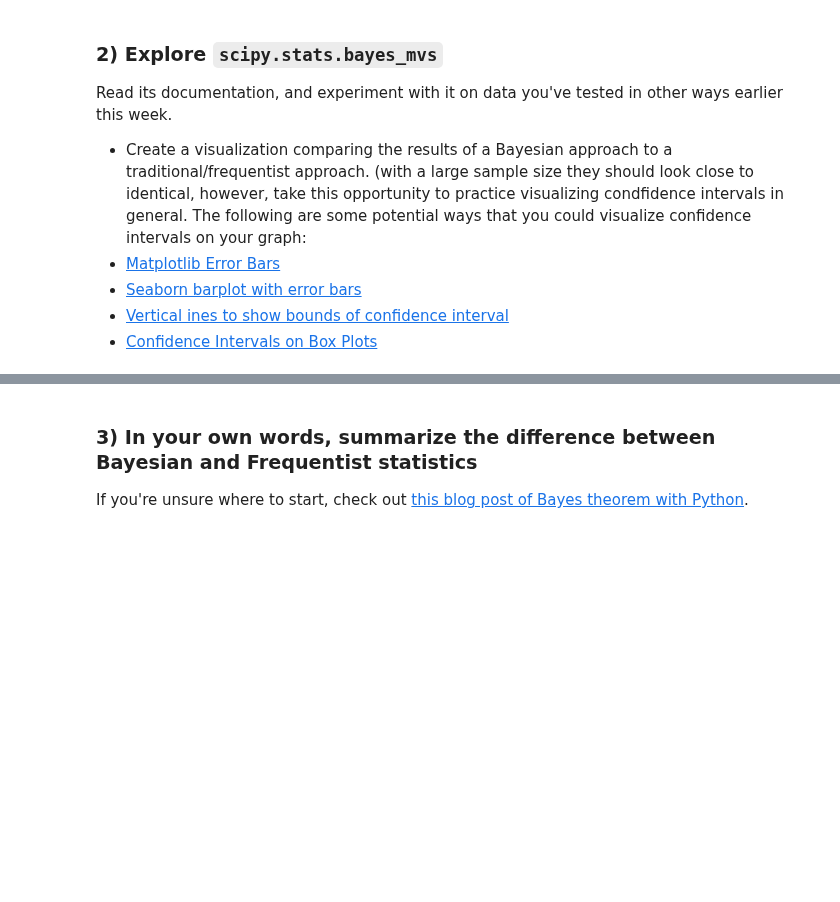
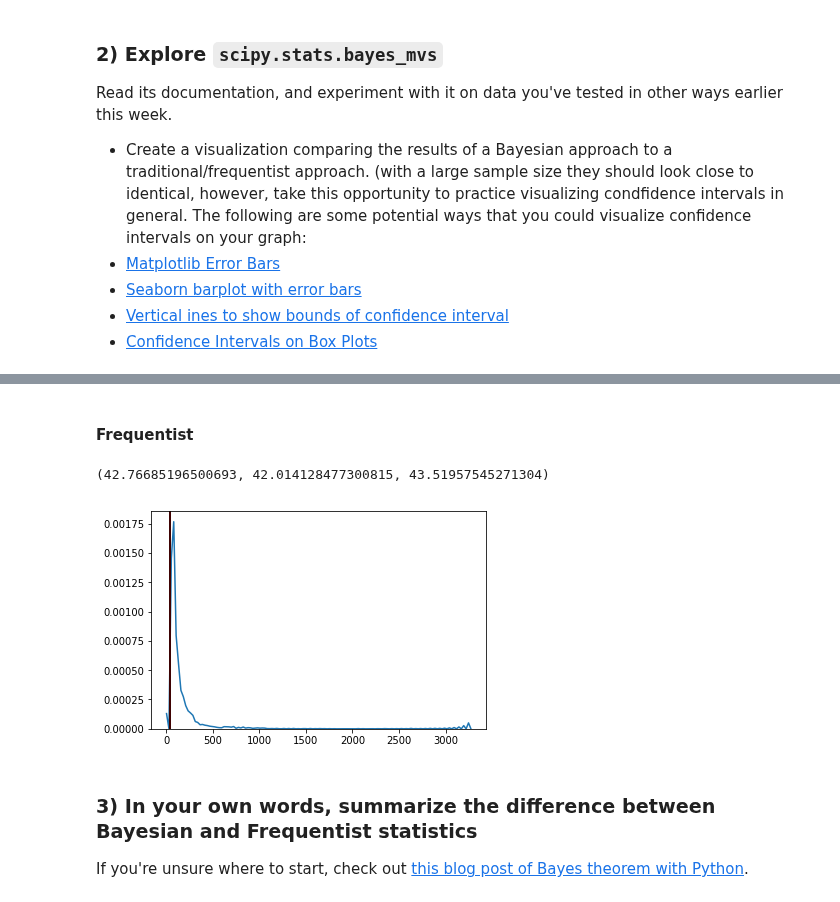
Before and after one commit to bloominstituteoftechnology/DS-Unit-1-Sprint-2-Statistics, a Jupyter notebook: module3/DS9_W2D3_Introduction_to_Bayesian_Inference_Assignment.ipynb, the cells around one changed output, grey strips where cells are left out. Cells and saved outputs as stored; diff of their text form; code cells hidden in the pictures; blank space fills up the shorter version.

```diff
--- a/module3/DS9_W2D3_Introduction_to_Bayesian_Inference_Assignment.ipynb
+++ b/module3/DS9_W2D3_Introduction_to_Bayesian_Inference_Assignment.ipynb
@@ -43,3 +184,30 @@ Read its documentation, and experiment with it on data you've tested in other wa
+# %% [markdown]
+#### Frequentist
+# %%
+def confidence_interval(data, confidence=.95):
+    mean = sum(data)/len(data)
+    array = np.array(data)
+    stderr = stats.sem(array)
+    interval = stderr * stats.t.ppf((1 + confidence) / 2.0, len(array)-1)
+
+    return (mean , mean-interval, mean+interval)
+# %%
+frequentist_ci = confidence_interval(california_df['Deaths'])
+frequentist_ci
+# %% [output]
+(42.76685196500693, 42.014128477300815, 43.51957545271304)
+# %%
+array = california_df['Deaths'].to_numpy()
+CI = frequentist_ci
+
+sns.kdeplot(array)
+plt.axvline(x = CI[1], color = 'red')
+plt.axvline(x = CI[2], color = 'red')
+plt.axvline(x = CI[0], color = 'k')
+
+plt.show()
+# %% [output]
+[figure, added]
 # %% [markdown]
 ### 3) In your own words, summarize the difference between Bayesian and Frequentist statistics
 
```
Also changed, not shown: parts of 19 cells of this notebook.
